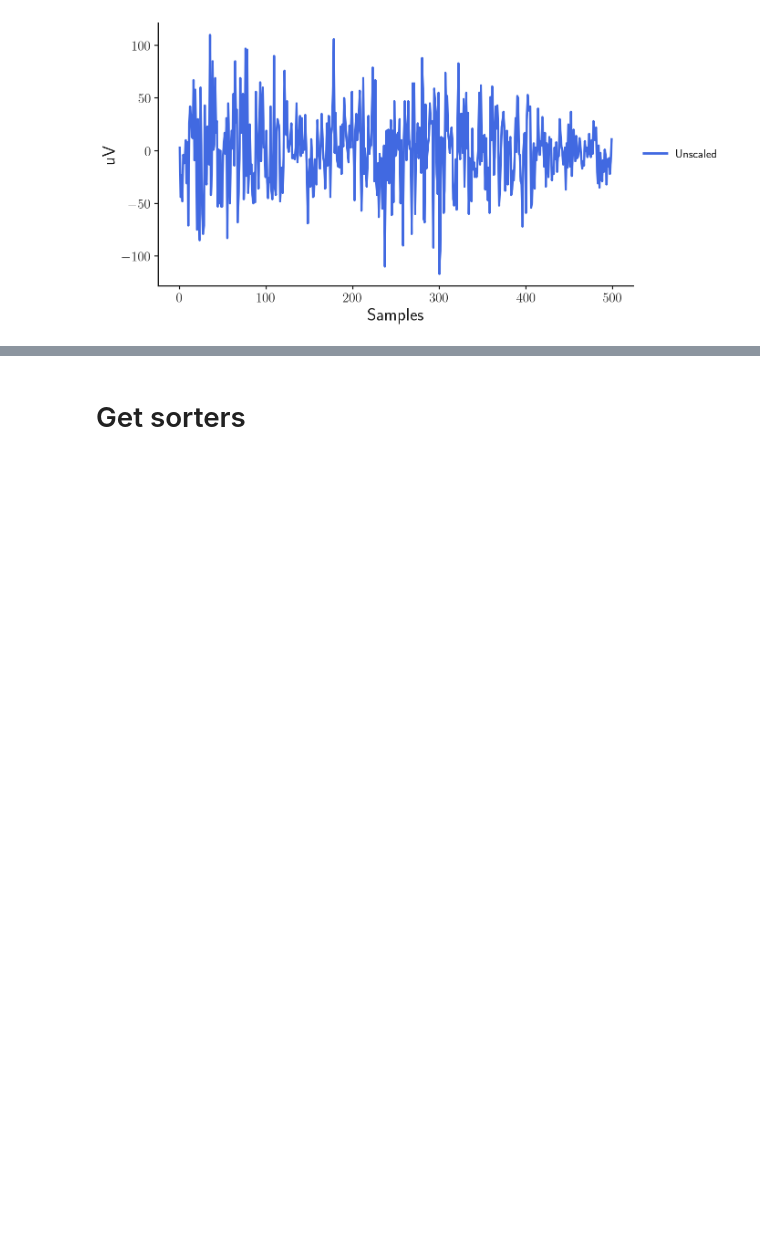
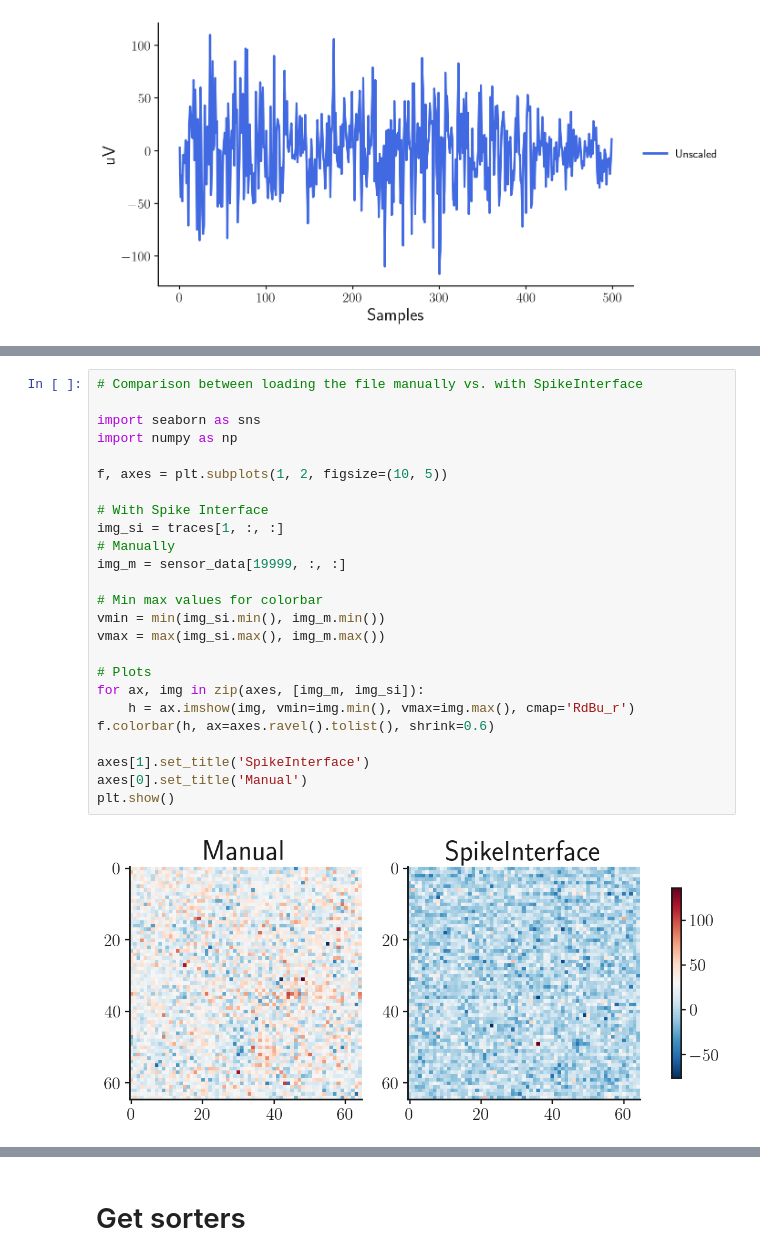
Before and after one commit to axelroques/SpikeSorting, a Jupyter notebook: test.ipynb, the cells around one changed output, grey strips where cells are left out. Cells and saved outputs as stored; diff of their text form; blank space fills up the shorter version.

```diff
--- a/test.ipynb
+++ b/test.ipynb
@@ -141,0 +210,27 @@ plt.show()
+# %%
+# Comparison between loading the file manually vs. with SpikeInterface
+
+import seaborn as sns
+import numpy as np
+
+f, axes = plt.subplots(1, 2, figsize=(10, 5))
+
+# With Spike Interface
+img_si = traces[1, :, :]
+# Manually
+img_m = sensor_data[19999, :, :]
+
+# Min max values for colorbar
+vmin = min(img_si.min(), img_m.min())
+vmax = max(img_si.max(), img_m.max())
+
+# Plots
+for ax, img in zip(axes, [img_m, img_si]):
+    h = ax.imshow(img, vmin=img.min(), vmax=img.max(), cmap='RdBu_r')
+f.colorbar(h, ax=axes.ravel().tolist(), shrink=0.6)
+
+axes[1].set_title('SpikeInterface')
+axes[0].set_title('Manual')
+plt.show()
+# %% [output]
+[figure, added]
```
Also changed, not shown: parts of 14 cells of this notebook, 1 other file.
